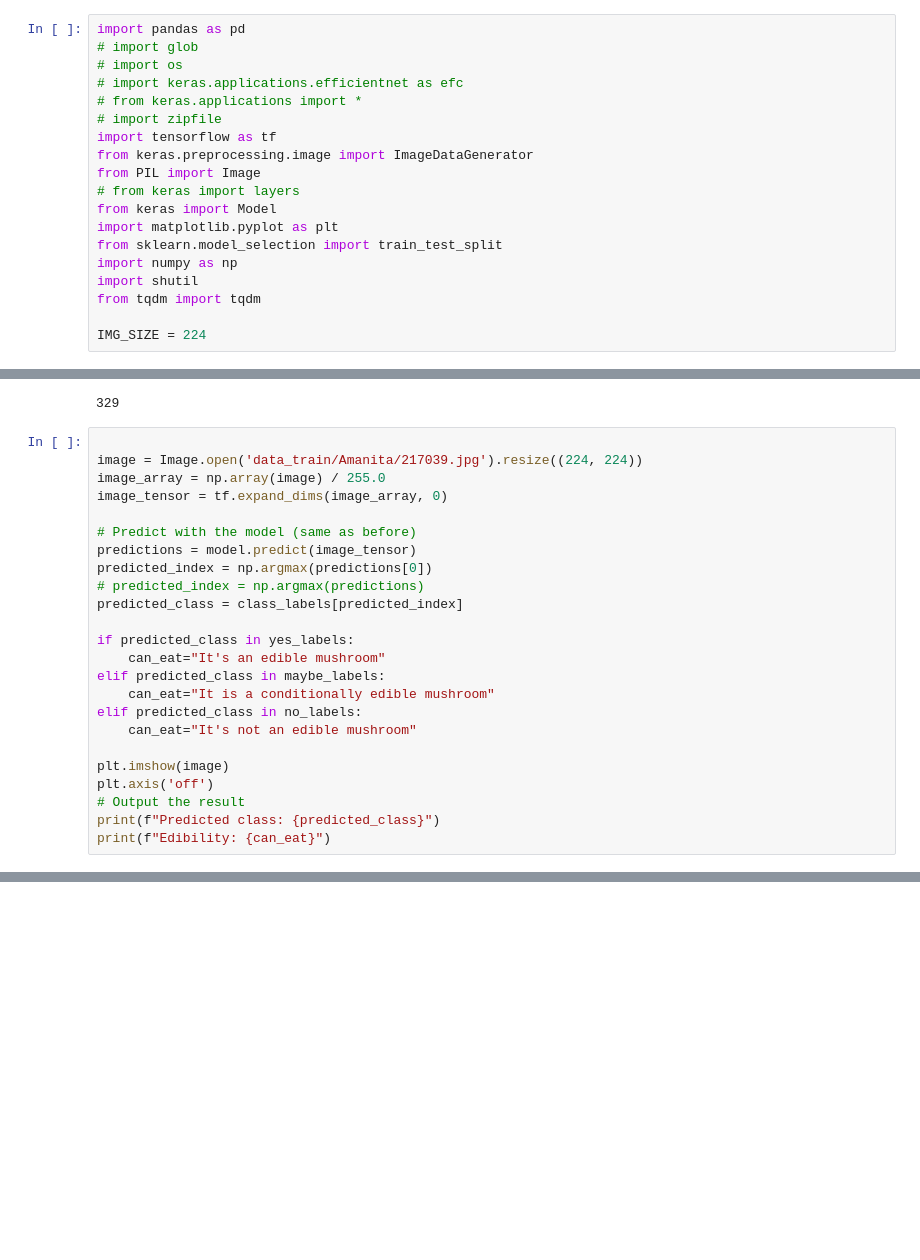
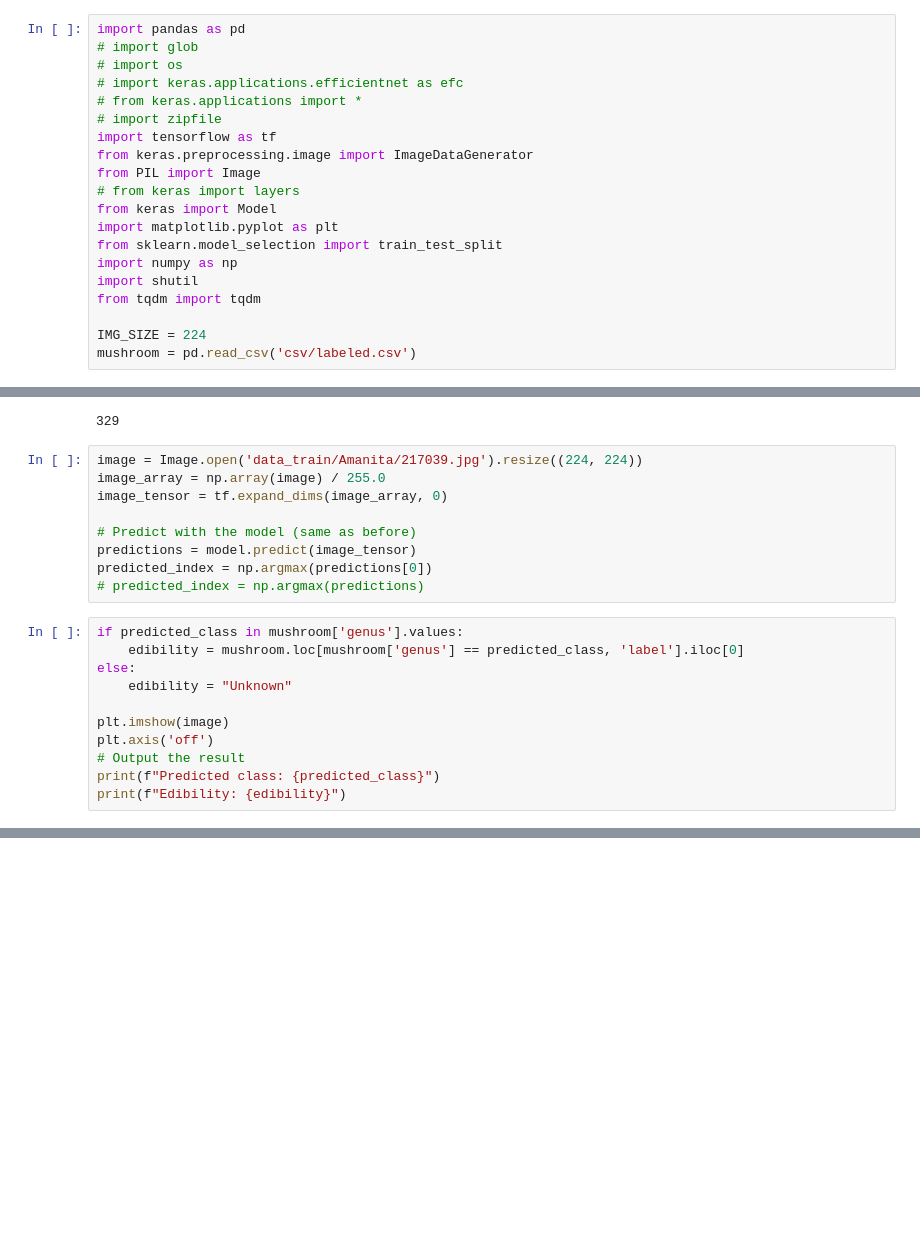
Before and after one commit to ellkrauze/bdt, a Jupyter notebook: main.ipynb, the cells around one changed output, grey strips where cells are left out. Saved outputs shown, nothing was run; the diff lists cells and outputs as text; blank space fills up the shorter version.

```diff
--- a/main.ipynb
+++ b/main.ipynb
@@ -17,6 +17,7 @@ import shutil
 from tqdm import tqdm
 
 IMG_SIZE = 224
+mushroom = pd.read_csv('csv/labeled.csv')
 # %% [output]
 Error:
 Error:
@@ -411,7 +410,6 @@ np.argmax(result)
 # %% [output]
 329
 # %%
-
 image = Image.open('data_train/Amanita/217039.jpg').resize((224, 224))
 image_array = np.array(image) / 255.0
 image_tensor = tf.expand_dims(image_array, 0)
@@ -420,17 +418,15 @@ image_tensor = tf.expand_dims(image_array, 0)
 predictions = model.predict(image_tensor)
 predicted_index = np.argmax(predictions[0])
 # predicted_index = np.argmax(predictions)
-predicted_class = class_labels[predicted_index]
-
-if predicted_class in yes_labels:
-    can_eat="It's an edible mushroom"
-elif predicted_class in maybe_labels:
-    can_eat="It is a conditionally edible mushroom"
-elif predicted_class in no_labels:
-    can_eat="It's not an edible mushroom"
-
-plt.imshow(image)
-plt.axis('off')
-# Output the result
-print(f"Predicted class: {predicted_class}")
-print(f"Edibility: {can_eat}")
+# %%
+if predicted_class in mushroom['genus'].values:
+    edibility = mushroom.loc[mushroom['genus'] == predicted_class, 'label'].iloc[0]
+else:
+    edibility = "Unknown"
+
+plt.imshow(image)
+plt.axis('off')
+# Output the result
+print(f"Predicted class: {predicted_class}")
+print(f"Edibility: {edibility}")
+# %% [output]
@@ -437 +435,2 @@ print(f"Edibility: {can_eat}")
+[figure, added]
 # %%
```
Also changed, not shown: parts of 3 cells of this notebook, 2 other files.
